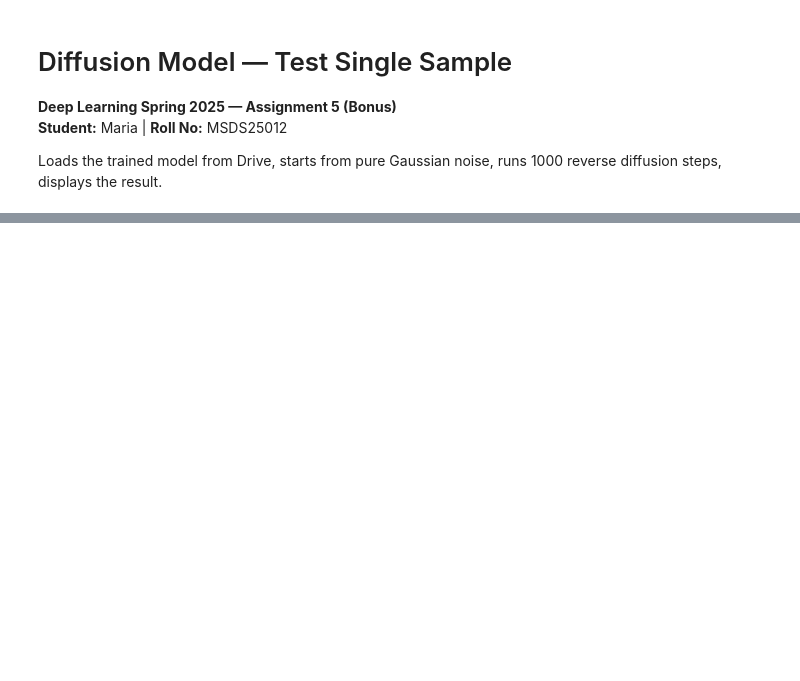
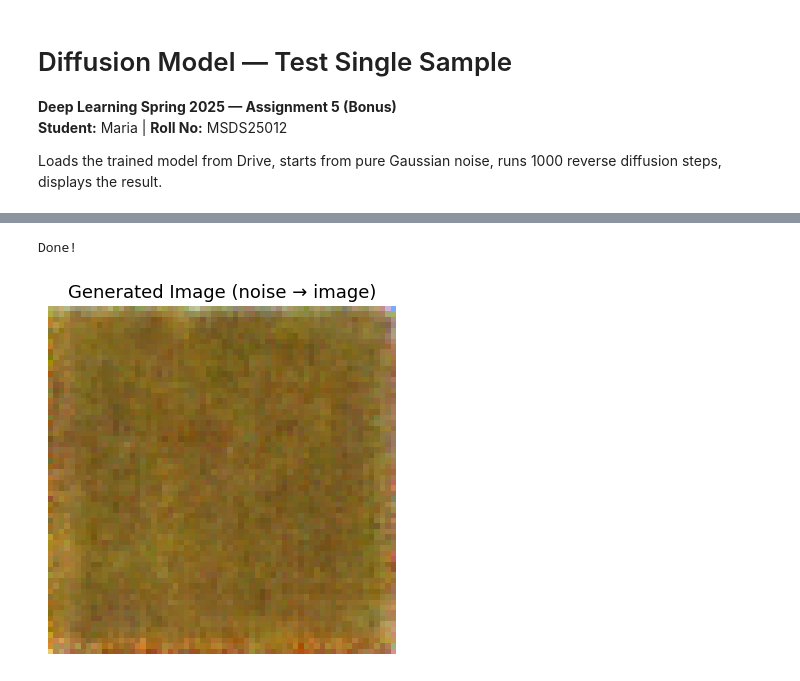
Before and after one commit to MariaImran2023/Maria_MSDS25012_05, a Jupyter notebook: test_single_sample.ipynb, the cells around one changed output, grey strips where cells are left out. Drawn from its saved outputs; the diff is of its cells as text; code cells hidden in the pictures; blank space fills up the shorter version.

```diff
--- a/test_single_sample.ipynb
+++ b/test_single_sample.ipynb
@@ -17,6 +17,6 @@ from tqdm import tqdm
 device = torch.device('cuda' if torch.cuda.is_available() else 'cpu')
 print(f'Device: {device}')
 
-MODEL_PATH = '/content/drive/My Drive/DLSpring2025_Assignment5/Maria_MSDS25012_05/models/best_model.pth'
-SAVE_DIR   = '/content/drive/My Drive/DLSpring2025_Assignment5/Maria_MSDS25012_05/models/'
+MODEL_PATH = '/content/drive/MyDrive/DLSpring2025_Assignment5/models_v3/best_model.pth'
+SAVE_DIR   = '/content/drive/MyDrive/DLSpring2025_Assignment5/models_v3'
 # %% [output]
@@ -53,7 +54,7 @@ class ResidualBlock(nn.Module):
         return h + self.skip(x)
 
 class UNet(nn.Module):
-    def __init__(self, in_channels=3, out_channels=3, base_channels=64,
+    def __init__(self, in_channels=3, out_channels=3, base_channels=32,   # CHANGED from 64
                  time_emb_dim=256, num_res_blocks=2, channel_mults=(1, 2, 4)):
         super().__init__()
         self.time_embedding = SinusoidalPositionEmbedding(time_emb_dim)
@@ -123,8 +126,8 @@ alphas     = 1 - betas
 alpha_bars = torch.cumprod(alphas, dim=0)
 sqrt_one_minus_ab = torch.sqrt(1 - alpha_bars)
 
-model = UNet().to(device)
+model = UNet(base_channels=32).to(device)              # CHANGED: explicit base_channels=32
 ckpt  = torch.load(MODEL_PATH, map_location=device)
-model.load_state_dict(ckpt['model_state_dict'])
+model.load_state_dict(ckpt['ema_model_state_dict'])    # CHANGED: ema_model_state_dict instead of model_state_dict
 model.eval()
 print(f'Loaded epoch {ckpt["epoch"]+1}, loss {ckpt["loss"]:.4f}')
@@ -147,16 +152,27 @@ with torch.no_grad():
             snapshots[t] = x.clone().cpu()
 
 print('Done!')
+# %% [output]
+Done!
 # %%
-# Cell 5: Display final generated image
+import os
+
 def to_img(t):
-    return torch.clamp((t[0]+1)/2, 0, 1).permute(1,2,0).numpy()
+    img = t[0].cpu().float()
+    # Min-max normalize so any output range becomes visible
+    img = img - img.min()
+    img = img / (img.max() + 1e-8)
+    return img.permute(1, 2, 0).numpy()
+
+os.makedirs(SAVE_DIR, exist_ok=True)
 
 plt.figure(figsize=(4,4))
 plt.imshow(to_img(x.cpu()))
 plt.axis('off')
 plt.title('Generated Image (noise → image)', fontsize=13)
 plt.tight_layout()
-plt.savefig(SAVE_DIR + 'test_generated.png', dpi=150, bbox_inches='tight')
+plt.savefig(os.path.join(SAVE_DIR, 'test_generated.png'), dpi=150, bbox_inches='tight')
 plt.show()
+# %% [output]
+[figure, added]
 # %%
```
Also changed, not shown: parts of 4 cells of this notebook.
